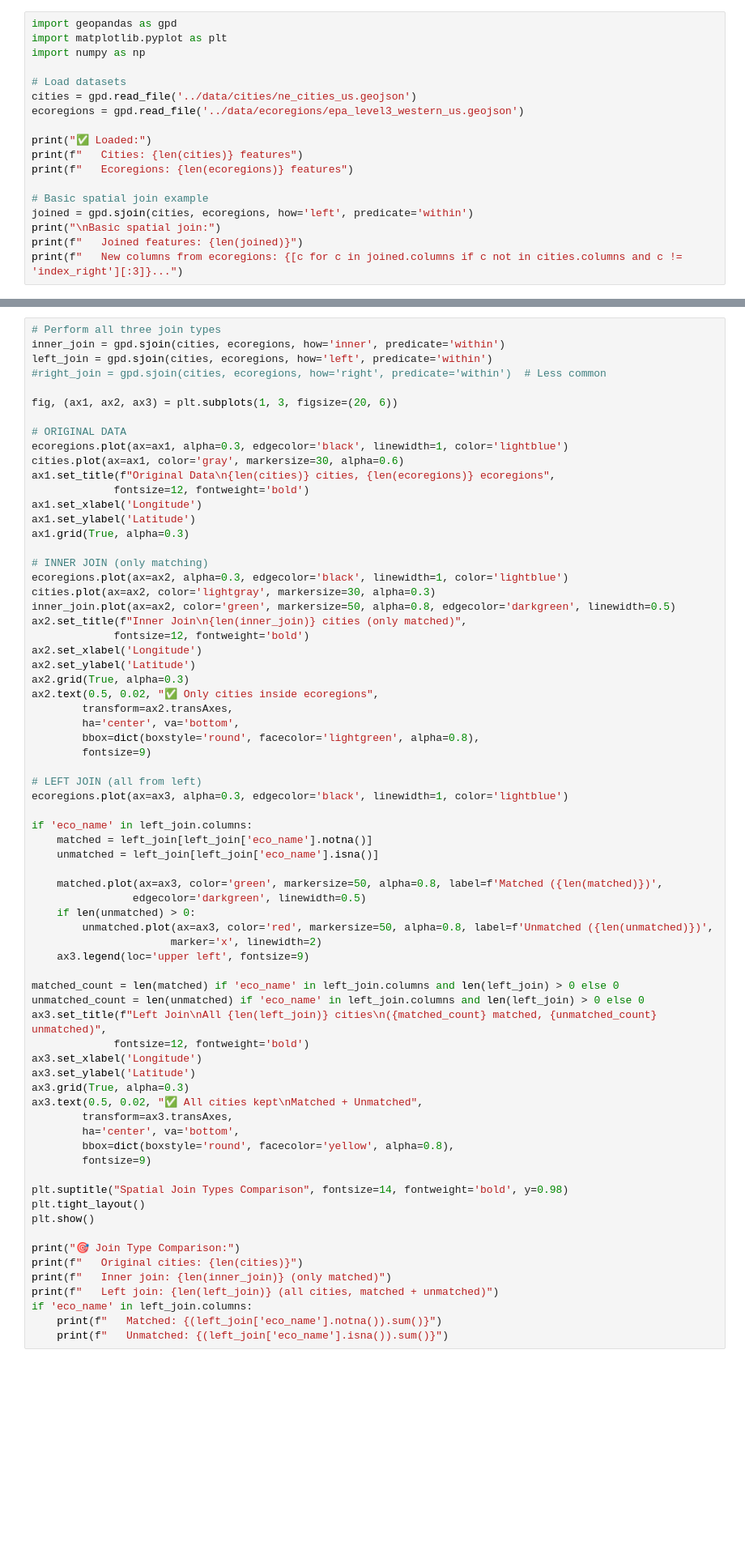
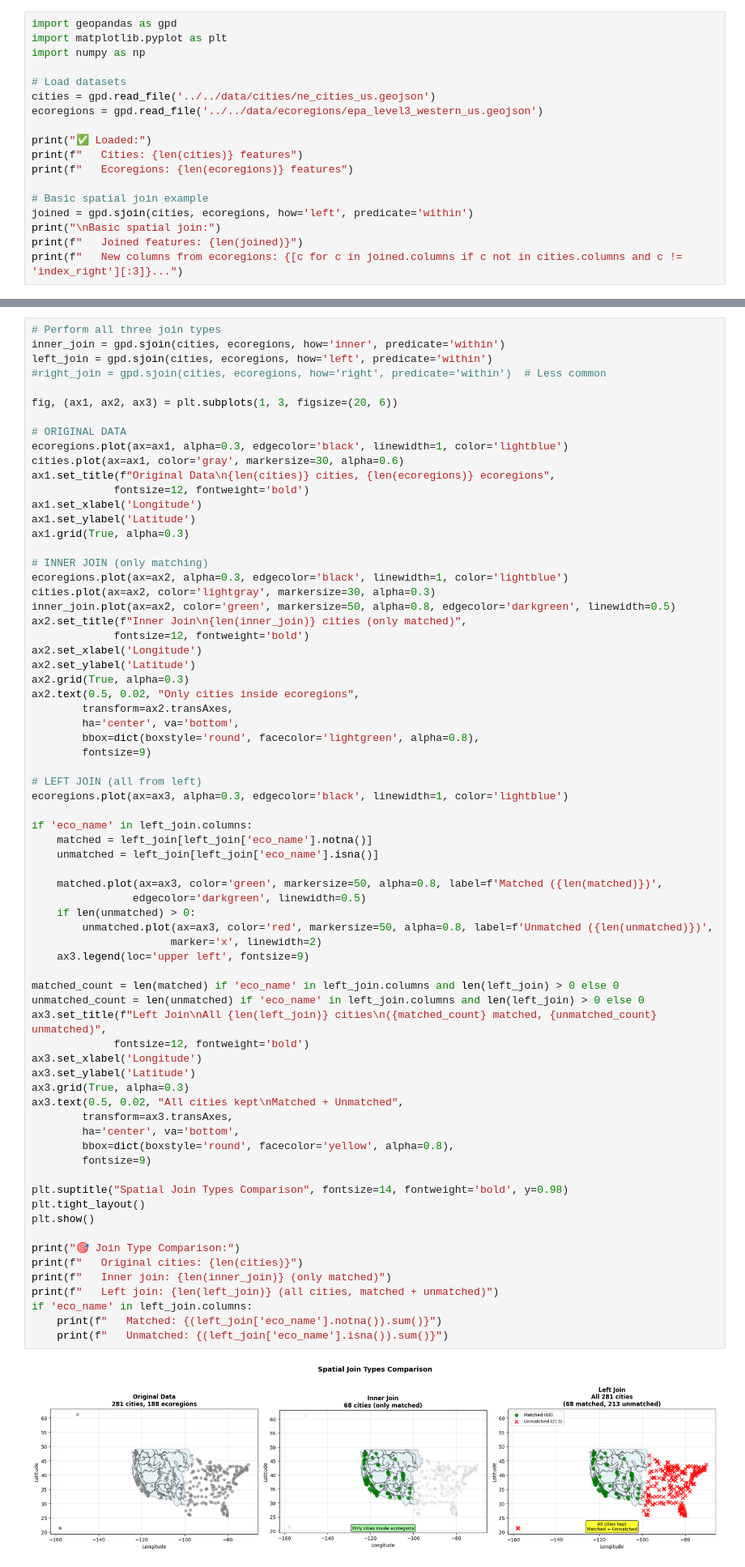
Before and after one commit to yoganandk/gist604b-python-test, a Jupyter notebook: notebooks/geopandas/06_function_spatial_joins.ipynb, the cells around one changed output, grey strips where cells are left out. Shown at 81% size. Cells and saved outputs as stored; diff of their text form; blank space fills up the shorter version.

```diff
--- a/notebooks/geopandas/06_function_spatial_joins.ipynb
+++ b/notebooks/geopandas/06_function_spatial_joins.ipynb
@@ -61,8 +61,8 @@ import matplotlib.pyplot as plt
 import numpy as np
 
 # Load datasets
-cities = gpd.read_file('../data/cities/ne_cities_us.geojson')
-ecoregions = gpd.read_file('../data/ecoregions/epa_level3_western_us.geojson')
+cities = gpd.read_file('../../data/cities/ne_cities_us.geojson')
+ecoregions = gpd.read_file('../../data/ecoregions/epa_level3_western_us.geojson')
 
 print("✅ Loaded:")
 print(f"   Cities: {len(cities)} features")
@@ -176,7 +195,7 @@ ax2.set_title(f"Inner Join\n{len(inner_join)} cities (only matched)",
 ax2.set_xlabel('Longitude')
 ax2.set_ylabel('Latitude')
 ax2.grid(True, alpha=0.3)
-ax2.text(0.5, 0.02, "✅ Only cities inside ecoregions",
+ax2.text(0.5, 0.02, "Only cities inside ecoregions",
         transform=ax2.transAxes,
         ha='center', va='bottom',
         bbox=dict(boxstyle='round', facecolor='lightgreen', alpha=0.8),
@@ -192,31 +211,33 @@ if 'eco_name' in left_join.columns:
     matched.plot(ax=ax3, color='green', markersize=50, alpha=0.8, label=f'Matched ({len(matched)})',
                 edgecolor='darkgreen', linewidth=0.5)
     if len(unmatched) > 0:
         unmatched.plot(ax=ax3, color='red', markersize=50, alpha=0.8, label=f'Unmatched ({len(unmatched)})',
                       marker='x', linewidth=2)
     ax3.legend(loc='upper left', fontsize=9)
 
 matched_count = len(matched) if 'eco_name' in left_join.columns and len(left_join) > 0 else 0
 unmatched_count = len(unmatched) if 'eco_name' in left_join.columns and len(left_join) > 0 else 0
 ax3.set_title(f"Left Join\nAll {len(left_join)} cities\n({matched_count} matched, {unmatched_count} unmatched)",
              fontsize=12, fontweight='bold')
 ax3.set_xlabel('Longitude')
 ax3.set_ylabel('Latitude')
 ax3.grid(True, alpha=0.3)
-ax3.text(0.5, 0.02, "✅ All cities kept\nMatched + Unmatched",
+ax3.text(0.5, 0.02, "All cities kept\nMatched + Unmatched",
         transform=ax3.transAxes,
         ha='center', va='bottom',
         bbox=dict(boxstyle='round', facecolor='yellow', alpha=0.8),
         fontsize=9)
 
 plt.suptitle("Spatial Join Types Comparison", fontsize=14, fontweight='bold', y=0.98)
 plt.tight_layout()
 plt.show()
 
 print("🎯 Join Type Comparison:")
 print(f"   Original cities: {len(cities)}")
 print(f"   Inner join: {len(inner_join)} (only matched)")
 print(f"   Left join: {len(left_join)} (all cities, matched + unmatched)")
 if 'eco_name' in left_join.columns:
     print(f"   Matched: {(left_join['eco_name'].notna()).sum()}")
     print(f"   Unmatched: {(left_join['eco_name'].isna()).sum()}")
+# %% [output]
+[figure, added]
```
Also changed, not shown: parts of 7 cells of this notebook.
